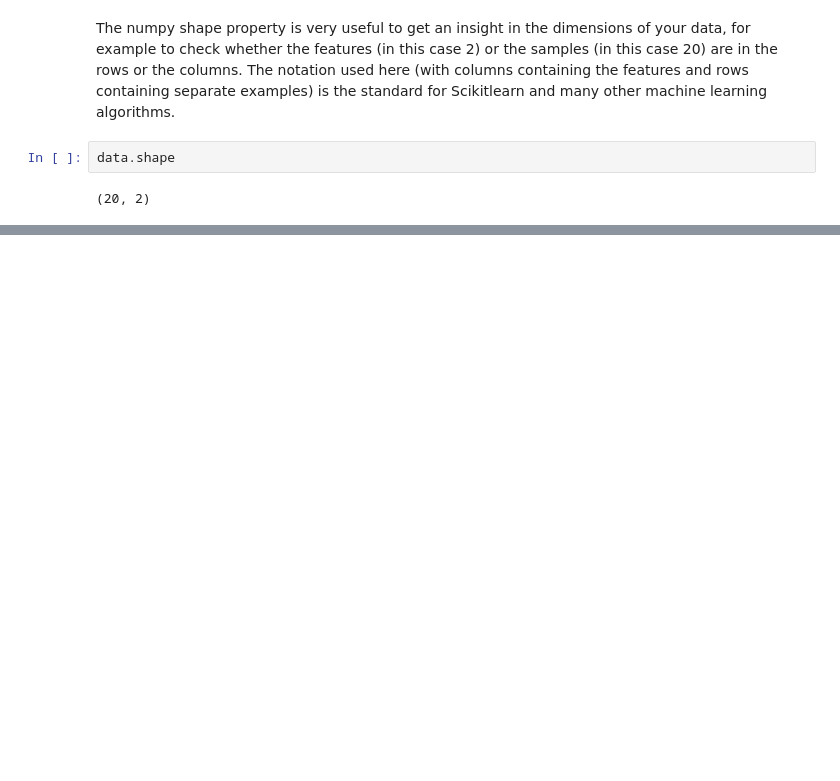
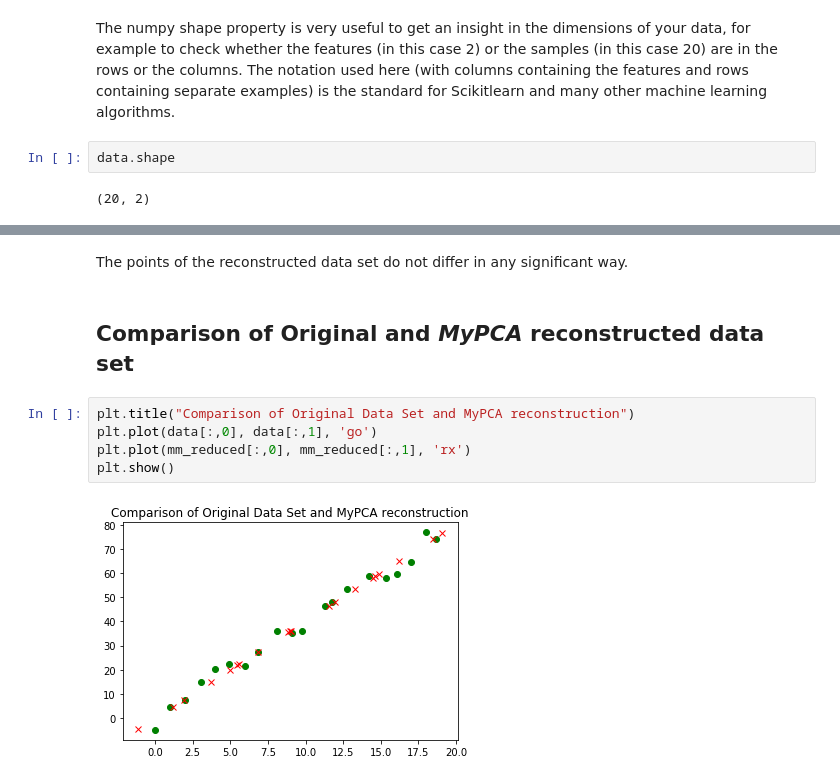
Before and after one commit to vipulpopat/MSCAI_CE4021_Week5, a Jupyter notebook: Etivity5.ipynb, the cells around one changed output, grey strips where cells are left out. Saved outputs shown, nothing was run; the diff lists cells and outputs as text; blank space fills up the shorter version.

```diff
--- a/Etivity5.ipynb
+++ b/Etivity5.ipynb
@@ -203,0 +391,11 @@ The components value demonstrates that Scikitlearn can be instructed to deal onl
+# %% [markdown]
+The points of the reconstructed data set do not differ in any significant way.
+# %% [markdown]
+## Comparison of Original and _MyPCA_ reconstructed data set
+# %%
+plt.title("Comparison of Original Data Set and MyPCA reconstruction")
+plt.plot(data[:,0], data[:,1], 'go')
+plt.plot(mm_reduced[:,0], mm_reduced[:,1], 'rx')
+plt.show()
+# %% [output]
+[figure, added]
```
Also changed, not shown: parts of 31 cells of this notebook.
